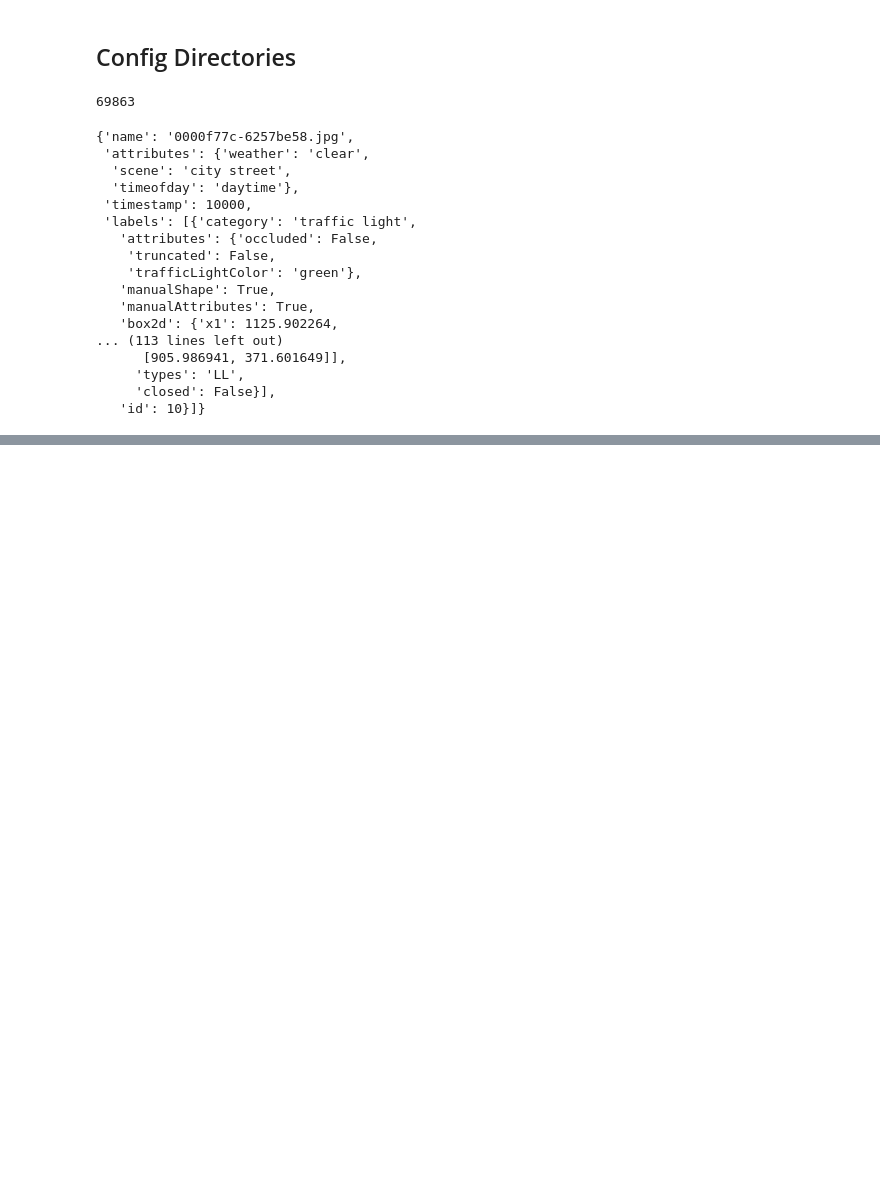
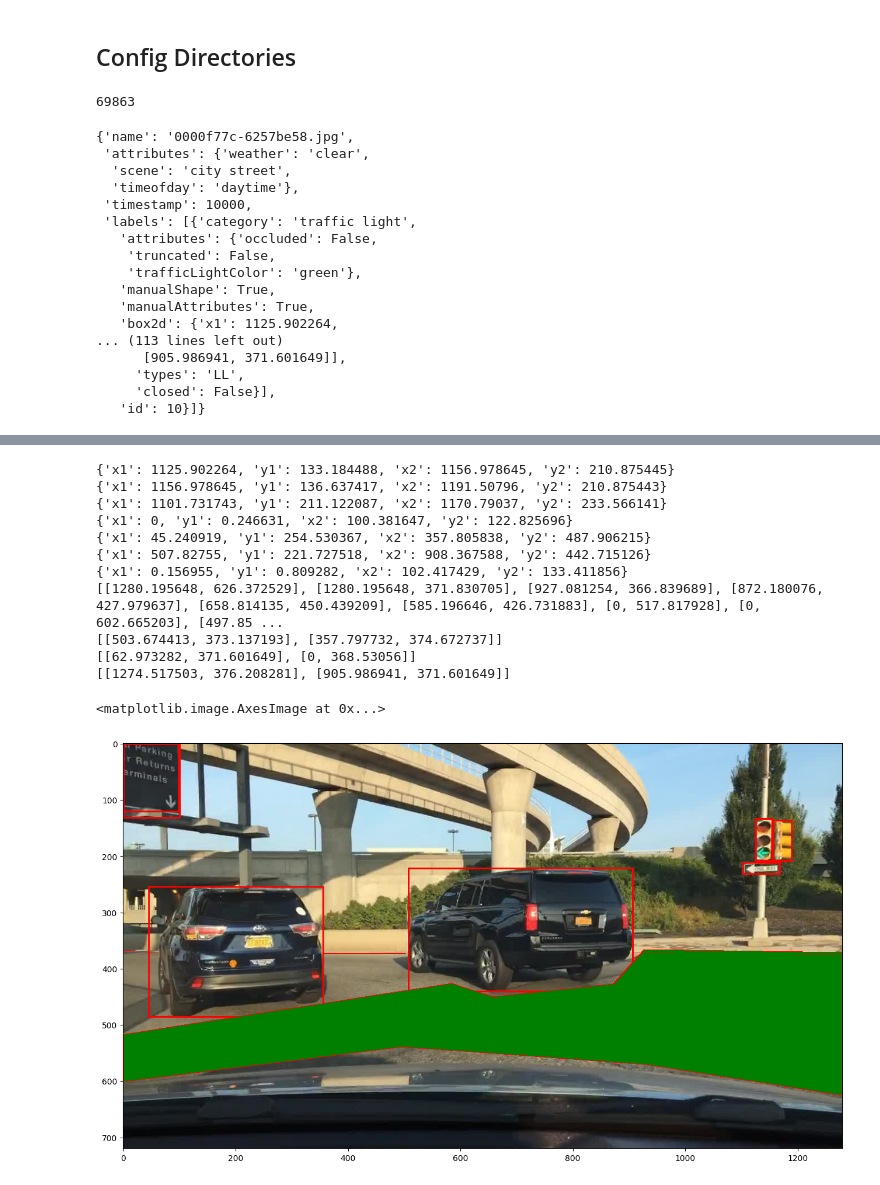
Before and after one commit to PDD0911-HCMUS/Traffic-SceneGraph-Generation, a Jupyter notebook: Datasets/DataAnalysis.ipynb, the cells around one changed output, grey strips where cells are left out. Saved outputs shown, nothing was run; the diff lists cells and outputs as text; code cells hidden in the pictures; blank space fills up the shorter version.

```diff
--- a/Datasets/DataAnalysis.ipynb
+++ b/Datasets/DataAnalysis.ipynb
@@ -35,0 +45,31 @@ data[0]
+# %%
+len(data[0]['labels'])
+imCopy = image.copy()
+imageDraw = ImageDraw.Draw(imCopy)
+for item in data[0]['labels']:
+    if('box2d' in item.keys()):
+        print(item['box2d'])
+        x1, y1, x2, y2 = item['box2d']['x1'], item['box2d']['y1'], item['box2d']['x2'], item['box2d']['y2']
+
+        imageDraw.rectangle([(x1, y1), (x2, y2)], outline ="red", width=3)
+    if('poly2d' in item.keys()):
+        print(item['poly2d'][0]['vertices'])
+        converted_list = [tuple(item) for item in item['poly2d'][0]['vertices']]
+        poly2d = converted_list
+        imageDraw.polygon(poly2d, outline ="red", fill="green", width=2)
+plt.figure(figsize=(16,9))
+plt.imshow(imCopy)
+# %% [output]
+{'x1': 1125.902264, 'y1': 133.184488, 'x2': 1156.978645, 'y2': 210.875445}
+{'x1': 1156.978645, 'y1': 136.637417, 'x2': 1191.50796, 'y2': 210.875443}
+{'x1': 1101.731743, 'y1': 211.122087, 'x2': 1170.79037, 'y2': 233.566141}
+{'x1': 0, 'y1': 0.246631, 'x2': 100.381647, 'y2': 122.825696}
+{'x1': 45.240919, 'y1': 254.530367, 'x2': 357.805838, 'y2': 487.906215}
+{'x1': 507.82755, 'y1': 221.727518, 'x2': 908.367588, 'y2': 442.715126}
+{'x1': 0.156955, 'y1': 0.809282, 'x2': 102.417429, 'y2': 133.411856}
+[[1280.195648, 626.372529], [1280.195648, 371.830705], [927.081254, 366.839689], [872.180076, 427.979637], [658.814135, 450.439209], [585.196646, 426.731883], [0, 517.817928], [0, 602.665203], [497.85 ...
+[[503.674413, 373.137193], [357.797732, 374.672737]]
+[[62.973282, 371.601649], [0, 368.53056]]
+[[1274.517503, 376.208281], [905.986941, 371.601649]]
+<matplotlib.image.AxesImage at 0x...>
+[figure, added]
```
Also changed, not shown: parts of 3 cells of this notebook, 38 other files.
